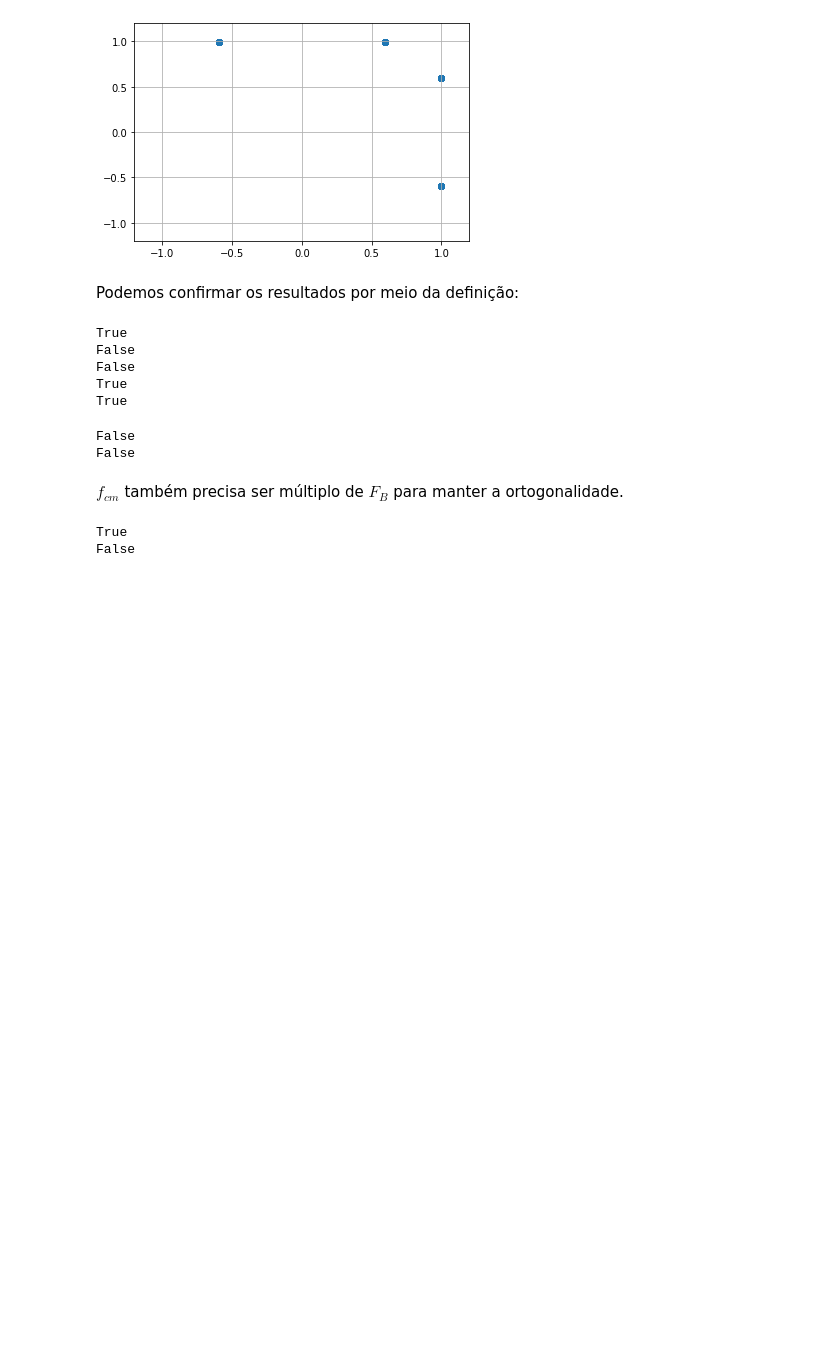
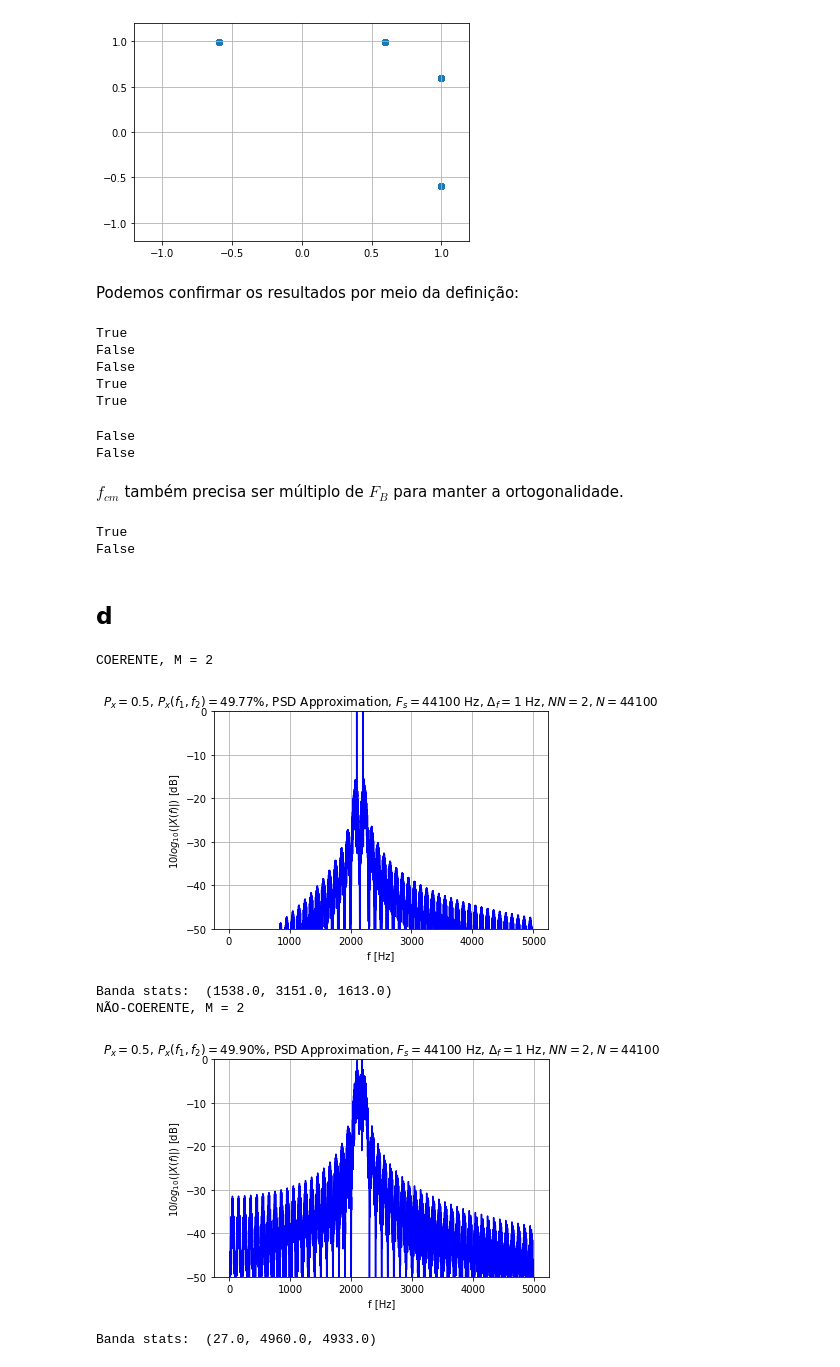
Before and after one commit to rafaelmcam/PeterMathysCommunicationsLab, a Jupyter notebook: Lab8/Lab8.ipynb, the cells around one changed output. Saved outputs shown, nothing was run; the diff lists cells and outputs as text; code cells hidden in the pictures; blank space fills up the shorter version.

```diff
--- a/Lab8/Lab8.ipynb
+++ b/Lab8/Lab8.ipynb
@@ -736,3 +736,40 @@ print(check_orto(FB = 100, f0 = 305, f1 = 405, theta0 = 0, theta1 = 0))
 # %% [output]
 True
 False
+# %% [markdown]
+## d
+# %%
+def getdBBand(ff, sx, band = -40):
+    mnidx, mxidx = -1, -1
+    for i, f in enumerate(ff):
+        if sx[i] >= band:
+            mxidx = i
+            if mnidx == -1:
+                mnidx = i
+    return ff[mnidx], ff[mxidx], ff[mxidx] - ff[mnidx]
+# %%
+def generatorE2D(M):
+    Fs = 44100
+    FB = 100
+#     sl = slice(500, 1000)
+    data = np.random.randint(0, M, size = FB * 2)
+    dn = comsig.sigSequ(data, FB = FB)
+
+    print(f"COERENTE, M = {M}")
+    sig_xt = ModuleLab8.fskxmtr(M = M, sig_dn = dn, Fs = Fs, ptype = 'rect', pparms = [], xtype = 'coh', fcparms = [[2100 + i * FB for i in range(M)], [0 for i in range(M)]])
+    ff, sx = ModuleLab5.showpsd(sig_xt, [0, 5000, -50], Fs)
+    print("Banda stats: ", getdBBand(ff, sx))
+
+    print(f"NÃO-COERENTE, M = {M}")
+    sig_xt = ModuleLab8.fskxmtr(M = M, sig_dn = dn, Fs = Fs, ptype = 'rect', pparms = [], xtype = 'noncoh', fcparms = [2100 + i * FB for i in range(M)])
+    ff, sx = ModuleLab5.showpsd(sig_xt, [0, 5000, -50], Fs)
+    print("Banda stats: ", getdBBand(ff, sx))
+# %%
+generatorE2D(2)
+# %% [output]
+COERENTE, M = 2
+[figure, added]
+Banda stats:  (1538.0, 3151.0, 1613.0)
+NÃO-COERENTE, M = 2
+[figure, added]
+Banda stats:  (27.0, 4960.0, 4933.0)
```
Also changed, not shown: parts of 3 cells of this notebook.
